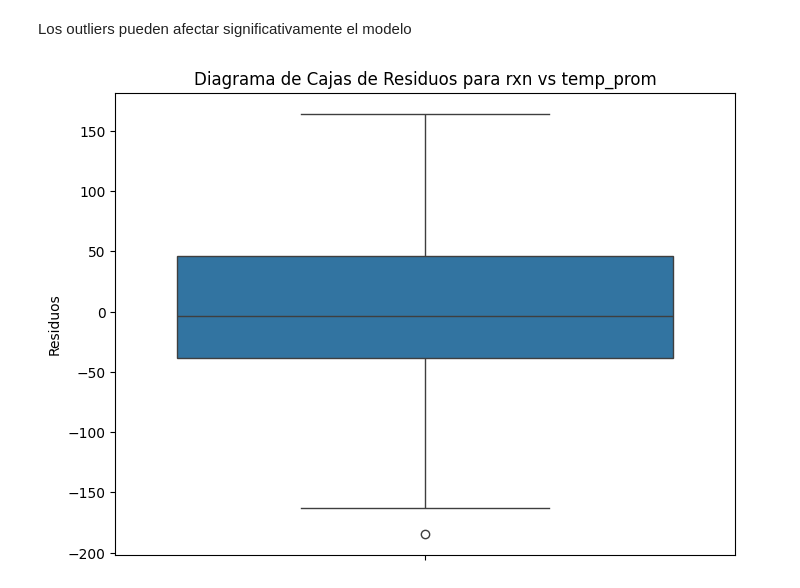
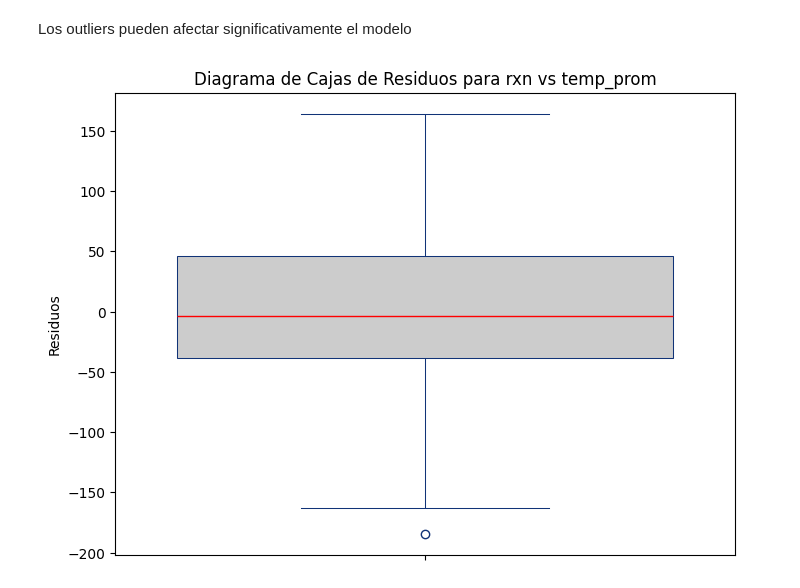
Before and after one commit to vrrp/sachabook_modulo1, a Jupyter notebook: docs/sesion5-estadistica_inferencial.ipynb, the cells around one changed output. Drawn from its saved outputs; the diff is of its cells as text; code cells hidden in the pictures.

```diff
--- a/docs/sesion5-estadistica_inferencial.ipynb
+++ b/docs/sesion5-estadistica_inferencial.ipynb
@@ -341,9 +521,14 @@ Los outliers pueden afectar significativamente el modelo
 # %%
 # Create a box plot of the residuals
 plt.figure(figsize=(8, 6))
-sns.boxplot(y=modelo_rxn_temp.resid)
+sns.boxplot(y=modelo_rxn_temp.resid,
+            fill=True, color=".8", linecolor="#137",
+            linewidth=.75,
+            flierprops={"marker": "o"},
+            medianprops={"color": "r", "linewidth": 1},)
+
 plt.ylabel("Residuos")
 plt.title("Diagrama de Cajas de Residuos para rxn vs temp_prom")
 plt.show()
 # %% [output]
-[figure, old version]
+[figure, new version]
```
Also changed, not shown: parts of 14 cells of this notebook, 18 other files.
